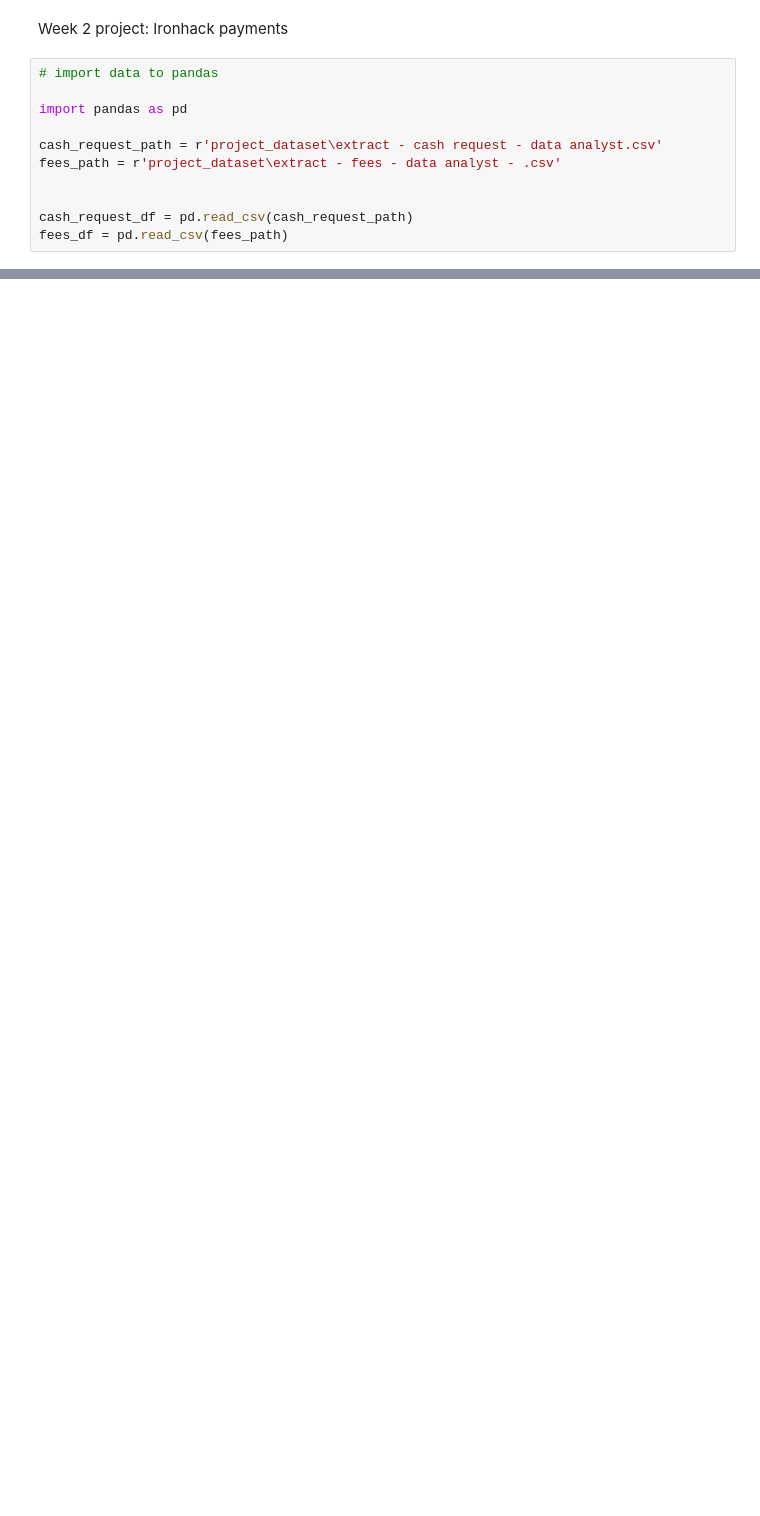
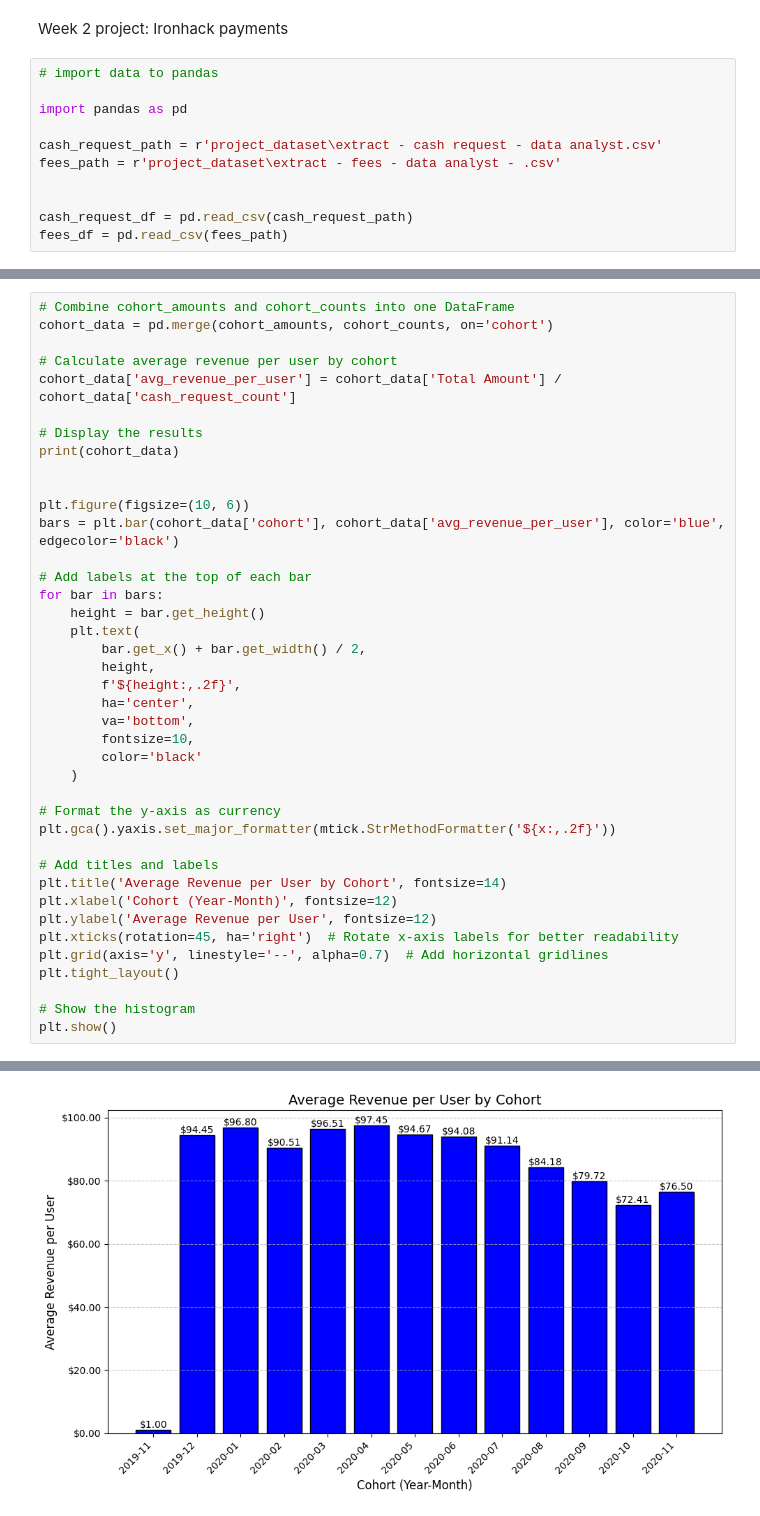
Before and after one commit to ironhack-labs/project-1-ironhack-payments-2-en, a Jupyter notebook: ironhack_payments_project_home.ipynb, the cells around one changed output, grey strips where cells are left out. Cells and saved outputs as stored; diff of their text form; blank space fills up the shorter version.

```diff
--- a/ironhack_payments_project_home.ipynb
+++ b/ironhack_payments_project_home.ipynb
@@ -277,0 +541,41 @@ plt.show()
+# %%
+# Combine cohort_amounts and cohort_counts into one DataFrame
+cohort_data = pd.merge(cohort_amounts, cohort_counts, on='cohort')
+
+# Calculate average revenue per user by cohort
+cohort_data['avg_revenue_per_user'] = cohort_data['Total Amount'] / cohort_data['cash_request_count']
+
+# Display the results
+print(cohort_data)
+
+
+plt.figure(figsize=(10, 6))
+bars = plt.bar(cohort_data['cohort'], cohort_data['avg_revenue_per_user'], color='blue', edgecolor='black')
+
+# Add labels at the top of each bar
+for bar in bars:
+    height = bar.get_height()
+    plt.text(
+        bar.get_x() + bar.get_width() / 2,
+        height,
+        f'${height:,.2f}',
+        ha='center',
+        va='bottom',
+        fontsize=10,
+        color='black'
+    )
+
+# Format the y-axis as currency
+plt.gca().yaxis.set_major_formatter(mtick.StrMethodFormatter('${x:,.2f}'))
+
+# Add titles and labels
+plt.title('Average Revenue per User by Cohort', fontsize=14)
+plt.xlabel('Cohort (Year-Month)', fontsize=12)
+plt.ylabel('Average Revenue per User', fontsize=12)
+plt.xticks(rotation=45, ha='right')  # Rotate x-axis labels for better readability
+plt.grid(axis='y', linestyle='--', alpha=0.7)  # Add horizontal gridlines
+plt.tight_layout()
+
+# Show the histogram
+plt.show()
+# %% [output]
@@ -277,0 +596 @@ plt.show()
+[figure, added]
```
Also changed, not shown: parts of 7 cells of this notebook, 1 other file.
